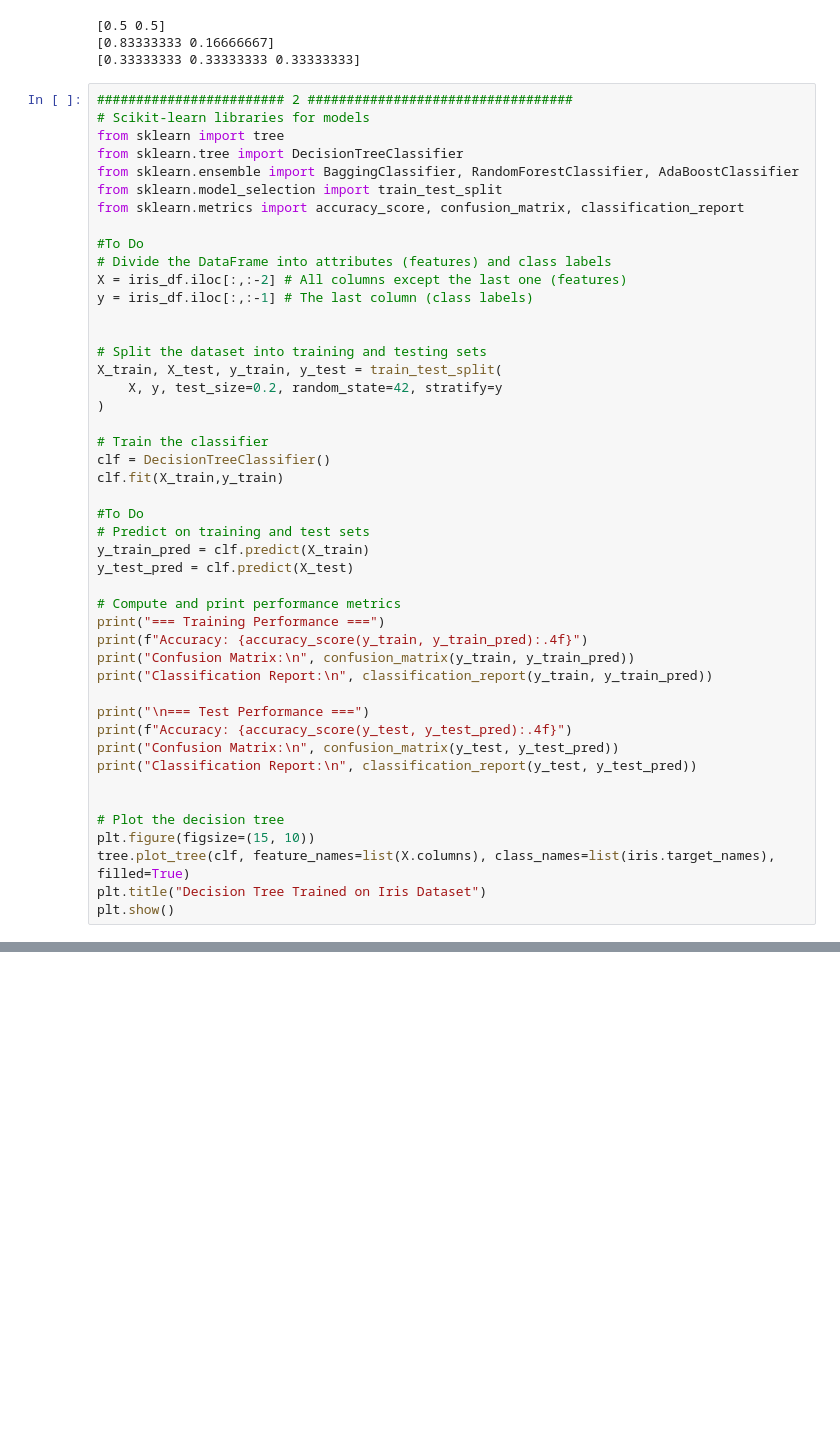
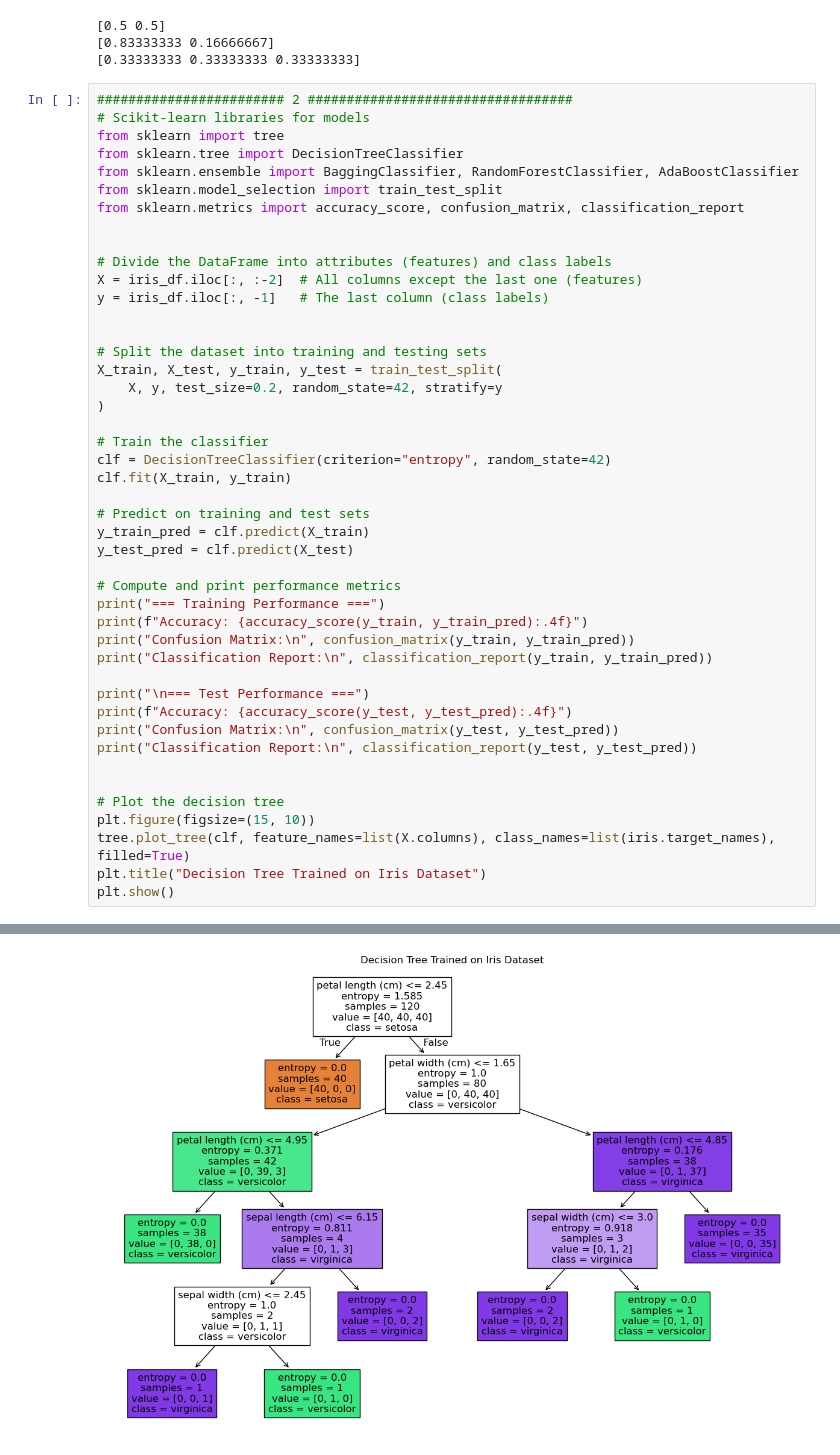
Before and after one commit to kurin0u0/9814, a Jupyter notebook: TasksWeek2/COMP3411_25T3_Week 2_Students_Decision Tree.ipynb, the cells around one changed output, grey strips where cells are left out. Saved outputs shown, nothing was run; the diff lists cells and outputs as text; blank space fills up the shorter version.

```diff
--- a/TasksWeek2/COMP3411_25T3_Week 2_Students_Decision Tree.ipynb
+++ b/TasksWeek2/COMP3411_25T3_Week 2_Students_Decision Tree.ipynb
@@ -119,10 +119,10 @@ from sklearn.ensemble import BaggingClassifier, RandomForestClassifier, AdaBoost
 from sklearn.model_selection import train_test_split
 from sklearn.metrics import accuracy_score, confusion_matrix, classification_report
 
-#To Do
+
 # Divide the DataFrame into attributes (features) and class labels
-X = iris_df.iloc[:,:-2] # All columns except the last one (features)
-y = iris_df.iloc[:,:-1] # The last column (class labels)
+X = iris_df.iloc[:, :-2]  # All columns except the last one (features)
+y = iris_df.iloc[:, -1]   # The last column (class labels)
 
 
 # Split the dataset into training and testing sets
@@ -131,10 +131,9 @@ X_train, X_test, y_train, y_test = train_test_split(
 )
 
 # Train the classifier
-clf = DecisionTreeClassifier()
-clf.fit(X_train,y_train)
+clf = DecisionTreeClassifier(criterion="entropy", random_state=42)
+clf.fit(X_train, y_train)
 
-#To Do
 # Predict on training and test sets
 y_train_pred = clf.predict(X_train)
 y_test_pred = clf.predict(X_test)
@@ -161,3 +176,4 @@ ValueError: The least populated class in y has only 1 member, which is too few.
+[figure, added]
 # %%
 ######################## 3.1 Bagged Trees ##################################
 from sklearn import tree
```
Also changed, not shown: parts of 4 cells of this notebook, 2 other files.
